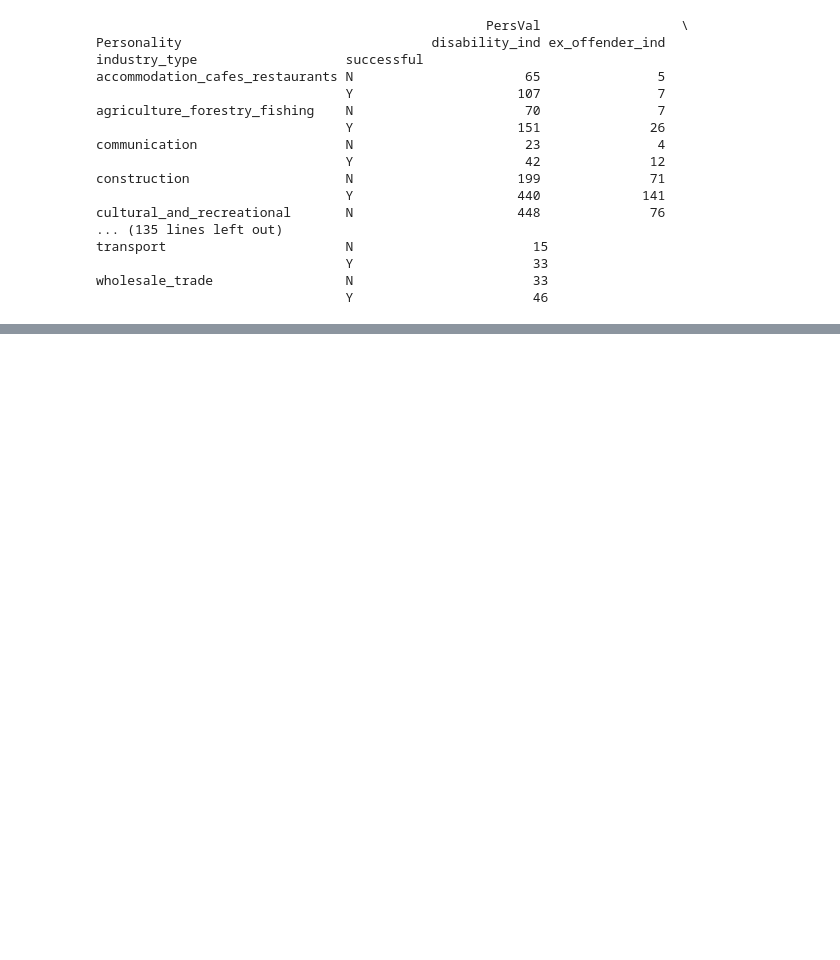
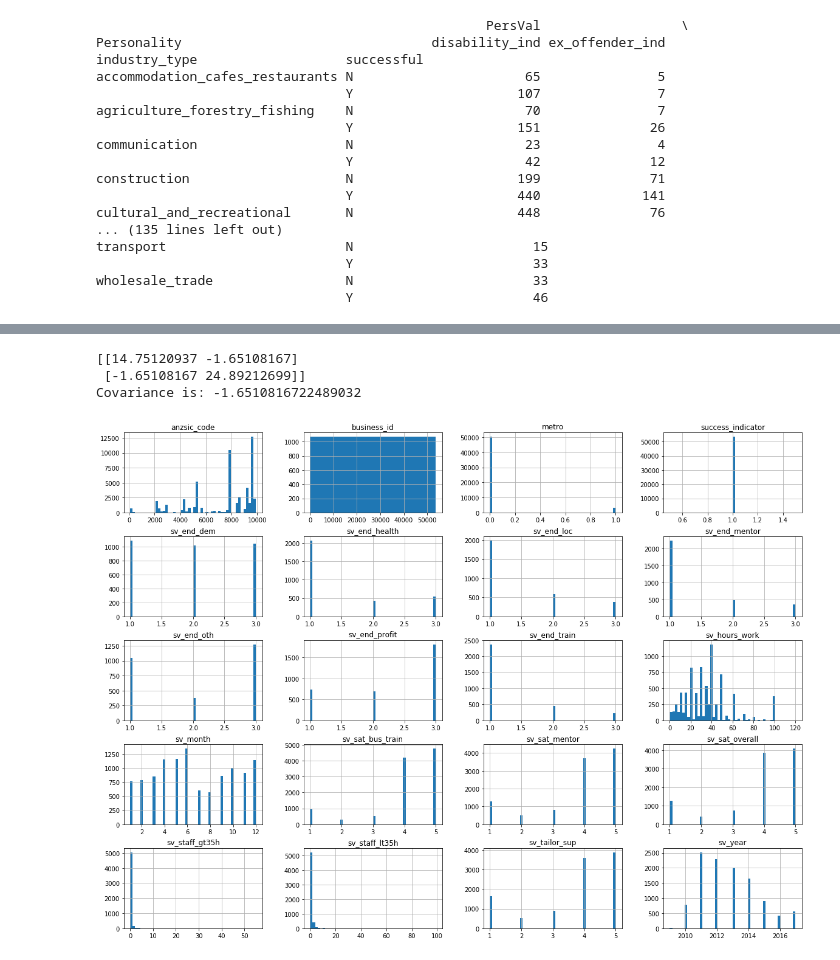
Before and after one commit to vsrajesh1/Capstone_Project_1, a Jupyter notebook: Capstone1_DataWrangling.ipynb, the cells around one changed output, grey strips where cells are left out. Cells and saved outputs as stored; diff of their text form; code cells hidden in the pictures; blank space fills up the shorter version.

```diff
--- a/Capstone1_DataWrangling.ipynb
+++ b/Capstone1_DataWrangling.ipynb
@@ -170,0 +224,27 @@ wholesale_trade                 N                       33
+# %%
+# Compute the covariance matrix: covariance_matrix
+covariance_matrix = np.cov(x_totals,y_success)
+
+# Print covariance matrix
+print(covariance_matrix)
+
+# Extract covariance of length and width of petals: petal_cov
+Ind_cov = covariance_matrix[0,1]
+
+# Print the 'Success percentage and Industry Totals' covariance
+print('Covariance is:',Ind_cov)
+
+# A negative covariance of '-1.65' shows that there is no dependency between 'Industry type' and 'Being Successful'
+# %% [output]
+[[14.75120937 -1.65108167]
+ [-1.65108167 24.89212699]]
+Covariance is: -1.6510816722489032
+# %%
+# Analyse and compare the histograms of other
+%matplotlib inline
+import matplotlib.pyplot as plt
+main_df.hist(bins=50, figsize=(20,15))
+plt.savefig("attribute_histogram_plots")
+plt.show()
+# %% [output]
+[figure, added]
```
Also changed, not shown: parts of 12 cells of this notebook.
